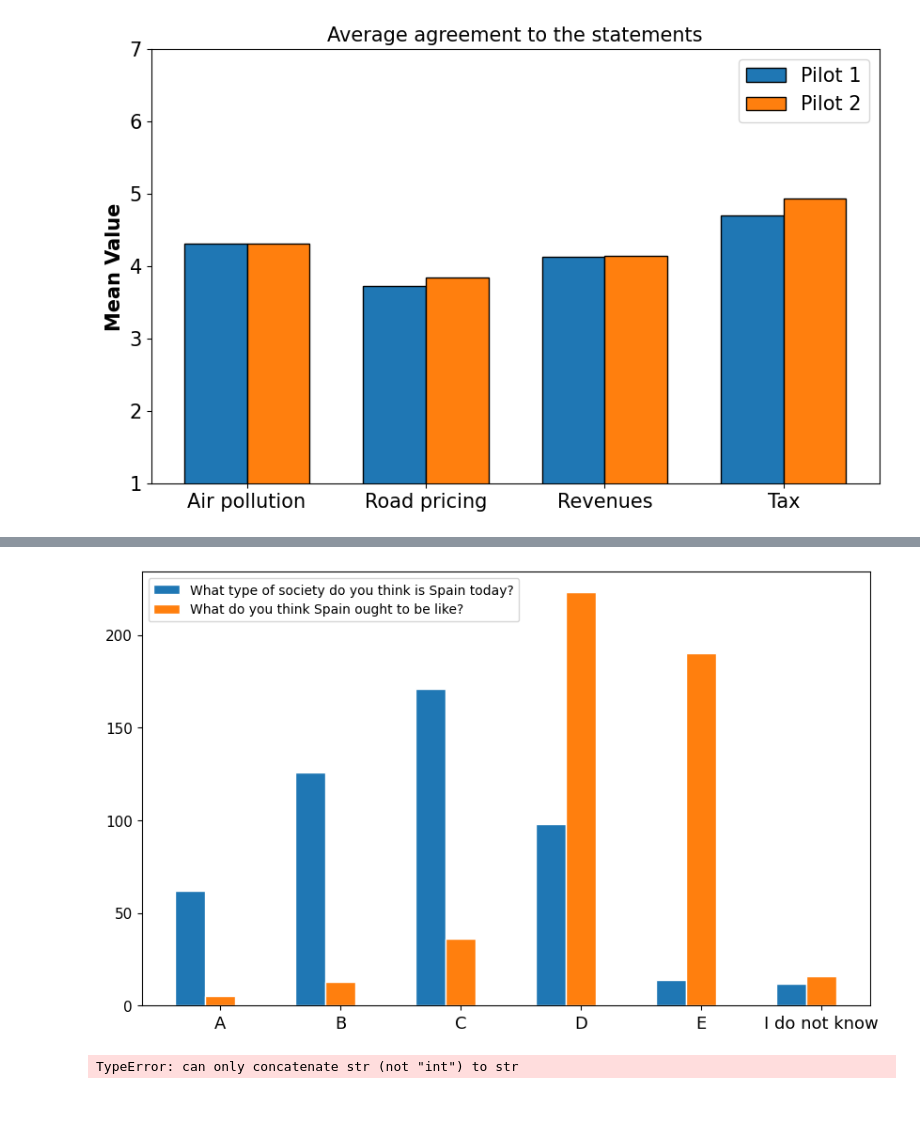
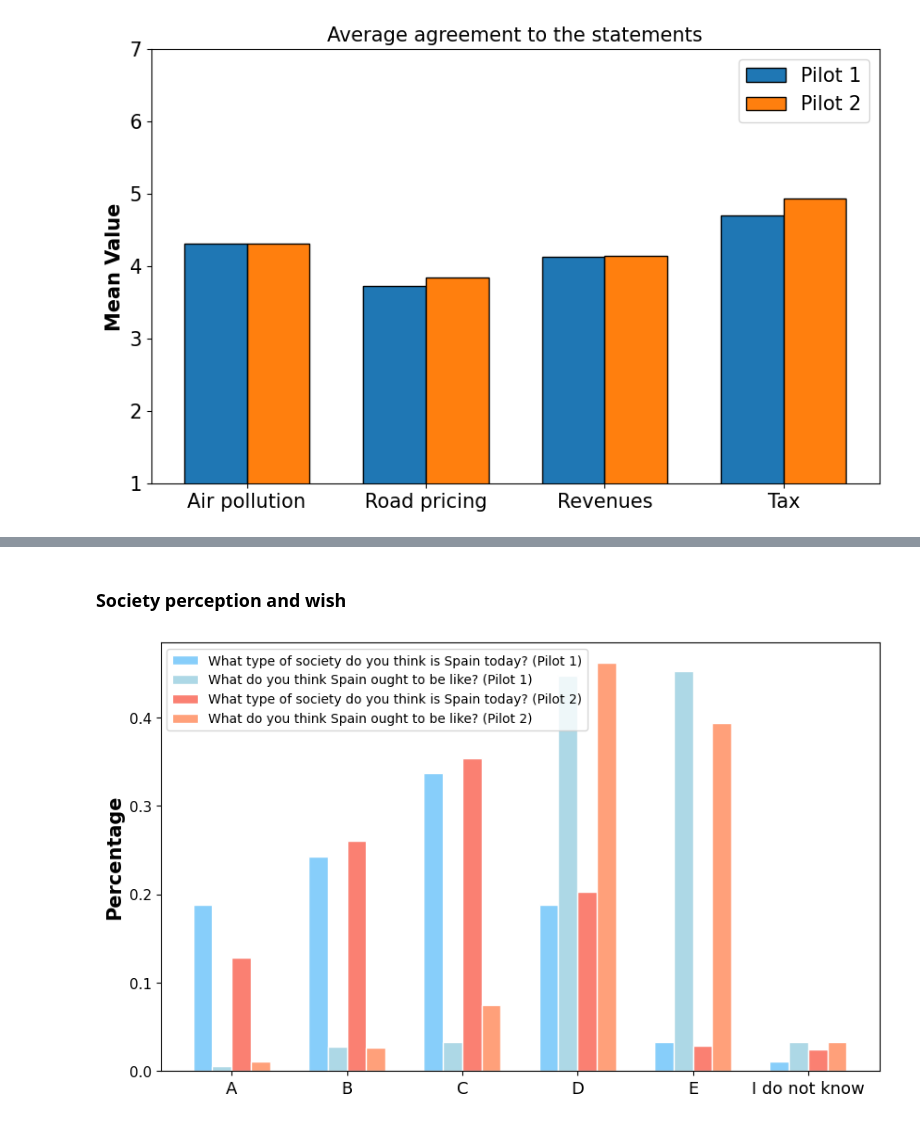
Before and after one commit to saraghivarello/APlanet, a Jupyter notebook: Joint_plots/Charts_joint.ipynb, the cells around one changed output, grey strips where cells are left out. Cells and saved outputs as stored; diff of their text form; code cells hidden in the pictures.

```diff
--- a/Joint_plots/Charts_joint.ipynb
+++ b/Joint_plots/Charts_joint.ipynb
@@ -248,23 +243,37 @@ for i in ['Air pollution','Road pricing','Revenues','Tax']:
+# %% [markdown]
+### Society perception and wish
 # %%
-lst=['A', 'B', 'C', 'D', 'E','I do not know']
+lst = ['A', 'B', 'C', 'D', 'E', 'I do not know']
 
-fig=plt.figure(figsize=(10,6))
+fig = plt.figure(figsize=(10, 6))
 barWidth = 0.25
+# Calculate the percentages for df1
+bars1_df1 = df1['What type of society do you think is Spain today – which diagram comes the closest?'].value_counts(normalize=True).loc[lst].tolist()
+bars2_df1 = df1['What do you think Spain ought to be like – which would you prefer?'].value_counts(normalize=True).loc[lst].tolist()
 
-bars1=df1.groupby([df1['What type of society do you think is Spain today – which diagram comes the closest?']]).count()['treatment'].loc[lst].tolist()
-bars2=df1.groupby([df1['What do you think Spain ought to be like – which would you prefer?']]).count()['treatment'].loc[lst].tolist()
+# Calculate the percentages for df2
+bars1_df2 = df2['What type of society do you think is Spain today – which diagram comes the closest?'].value_counts(normalize=True).loc[lst].tolist()
+bars2_df2 = df2['What do you think Spain ought to be like – which would you prefer?'].value_counts(normalize=True).loc[lst].tolist()
 
-r1 = np.arange(len(bars1))
+# Add labels
+plt.ylabel('Percentage', fontweight='bold', fontsize=15)
+
+# Adjust the positions of the bars on the x-axis to add space between groups
+r1 = np.arange(len(bars1_df1)) * 1.5
 r2 = [x + barWidth for x in r1]
+r3 = [x + 2 * barWidth for x in r1]
+r4 = [x + 3 * barWidth for x in r1]
 
-plt.bar(r1, bars1, width=barWidth, edgecolor='white', label='What type of society do you think is Spain today?')
-plt.bar(r2, bars2, width=barWidth, edgecolor='white', label='What do you think Spain ought to be like?')
-
-plt.xticks([r + barWidth for r in range(len(bars1))], ['A', 'B', 'C', 'D', 'E','I do not know'], fontsize=13)
+# Create the bar plot with adjusted positions
+plt.bar(r1, bars1_df1, width=barWidth, edgecolor='white', label='What type of society do you think is Spain today? (Pilot 1)', color= '#87CEFA') #color light blue
+plt.bar(r2, bars2_df1, width=barWidth, edgecolor='white', label='What do you think Spain ought to be like? (Pilot 1)', color= '#ADD8E6') #color light blue
+plt.bar(r3, bars1_df2, width=barWidth, edgecolor='white', label='What type of society do you think is Spain today? (Pilot 2)', color= '#FA8072') #color light salmon
+plt.bar(r4, bars2_df2, width=barWidth, edgecolor='white', label='What do you think Spain ought to be like? (Pilot 2)', color= '#FFA07A') #color salmon
+plt.xticks([1.5*r + 1.5 * barWidth for r in range(len(bars1_df1))], lst, fontsize=13)
 plt.yticks(fontsize=11)
 plt.legend()
 
-#plt.savefig("table_Madrid.pdf")
+# Show plot
 plt.show()
 # %% [output]
-[figure, old version]
+[figure, new version]
@@ -275,14 +279,0 @@ chord=new.size().reset_index(name="Time")
-# %%
-# List of columns related to gender, age, and similar questions
-columns_of_interest = ['How do you identify as?', 'Which year were you born?', 'How many children under the age of 15 live with you?', 'What is your income per year?', 'What is your employment status?']  # Replace with actual column names
-
-# Calculate the statistics
-statistics = df1[columns_of_interest].agg(['mean', 'max', 'min', 'count']).transpose()
-
-# Rename the columns for clarity
-statistics.columns = ['Mean', 'Maximum', 'Minimum', 'Total Number']
-
-# Display the statistics table
-print(statistics)
-# %% [output]
-TypeError: can only concatenate str (not "int") to str
```
Also changed, not shown: parts of 15 cells of this notebook.
